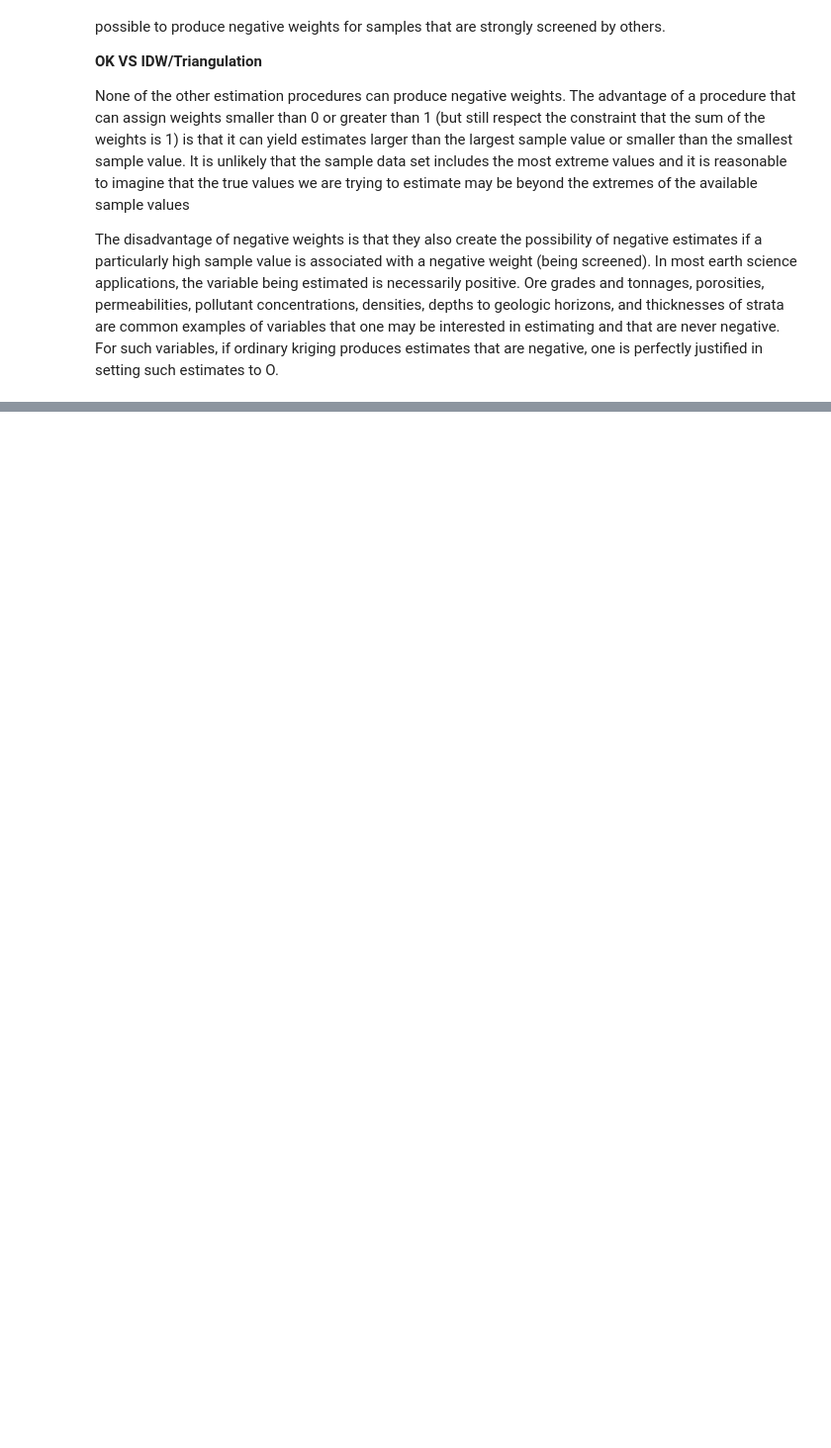
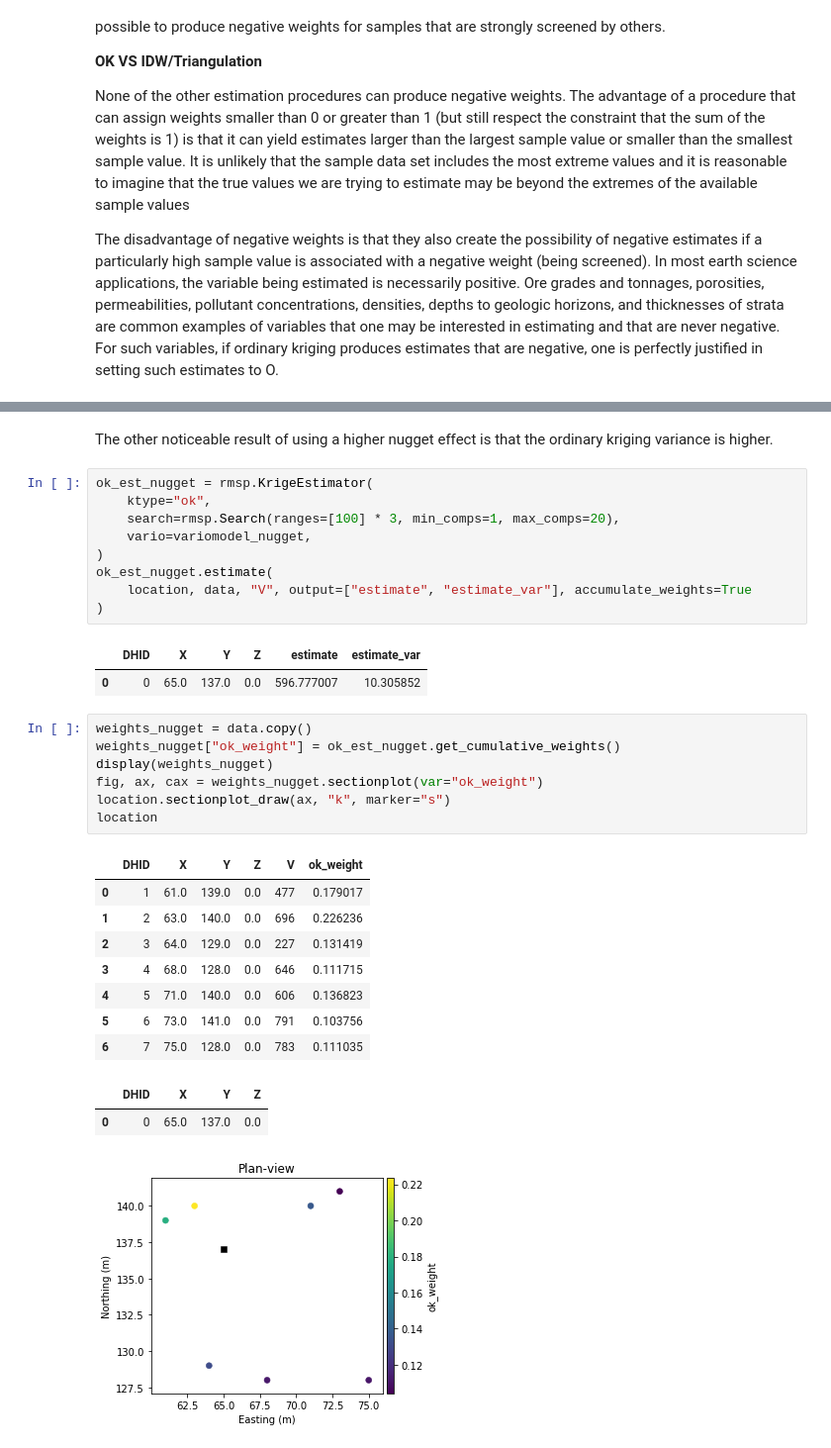
Before and after one commit to MHadavand/Lessons, a Jupyter notebook: Geostat/OK_Example.ipynb, the cells around one changed output, grey strips where cells are left out. Shown at 99% size. Cells and saved outputs as stored; diff of their text form; blank space fills up the shorter version.

```diff
--- a/Geostat/OK_Example.ipynb
+++ b/Geostat/OK_Example.ipynb
@@ -277,0 +310,33 @@ location
+# %% [markdown]
+The other noticeable result of using a higher nugget effect is that the ordinary kriging variance is higher.
+# %%
+ok_est_nugget = rmsp.KrigeEstimator(
+    ktype="ok",
+    search=rmsp.Search(ranges=[100] * 3, min_comps=1, max_comps=20),
+    vario=variomodel_nugget,
+)
+ok_est_nugget.estimate(
+    location, data, "V", output=["estimate", "estimate_var"], accumulate_weights=True
+)
+# %% [output]
+|  | DHID | X | Y | Z | estimate | estimate_var |
+| 0 | 0 | 65.0 | 137.0 | 0.0 | 596.777007 | 10.305852 |
+# %%
+weights_nugget = data.copy()
+weights_nugget["ok_weight"] = ok_est_nugget.get_cumulative_weights()
+display(weights_nugget)
+fig, ax, cax = weights_nugget.sectionplot(var="ok_weight")
+location.sectionplot_draw(ax, "k", marker="s")
+location
+# %% [output]
+|  | DHID | X | Y | Z | V | ok_weight |
+| 0 | 1 | 61.0 | 139.0 | 0.0 | 477 | 0.179017 |
+| 1 | 2 | 63.0 | 140.0 | 0.0 | 696 | 0.226236 |
+| 2 | 3 | 64.0 | 129.0 | 0.0 | 227 | 0.131419 |
+| 3 | 4 | 68.0 | 128.0 | 0.0 | 646 | 0.111715 |
+| 4 | 5 | 71.0 | 140.0 | 0.0 | 606 | 0.136823 |
+| 5 | 6 | 73.0 | 141.0 | 0.0 | 791 | 0.103756 |
+| 6 | 7 | 75.0 | 128.0 | 0.0 | 783 | 0.111035 |
+|  | DHID | X | Y | Z |
+| 0 | 0 | 65.0 | 137.0 | 0.0 |
+[figure, added]
```
Also changed, not shown: parts of 14 cells of this notebook.
